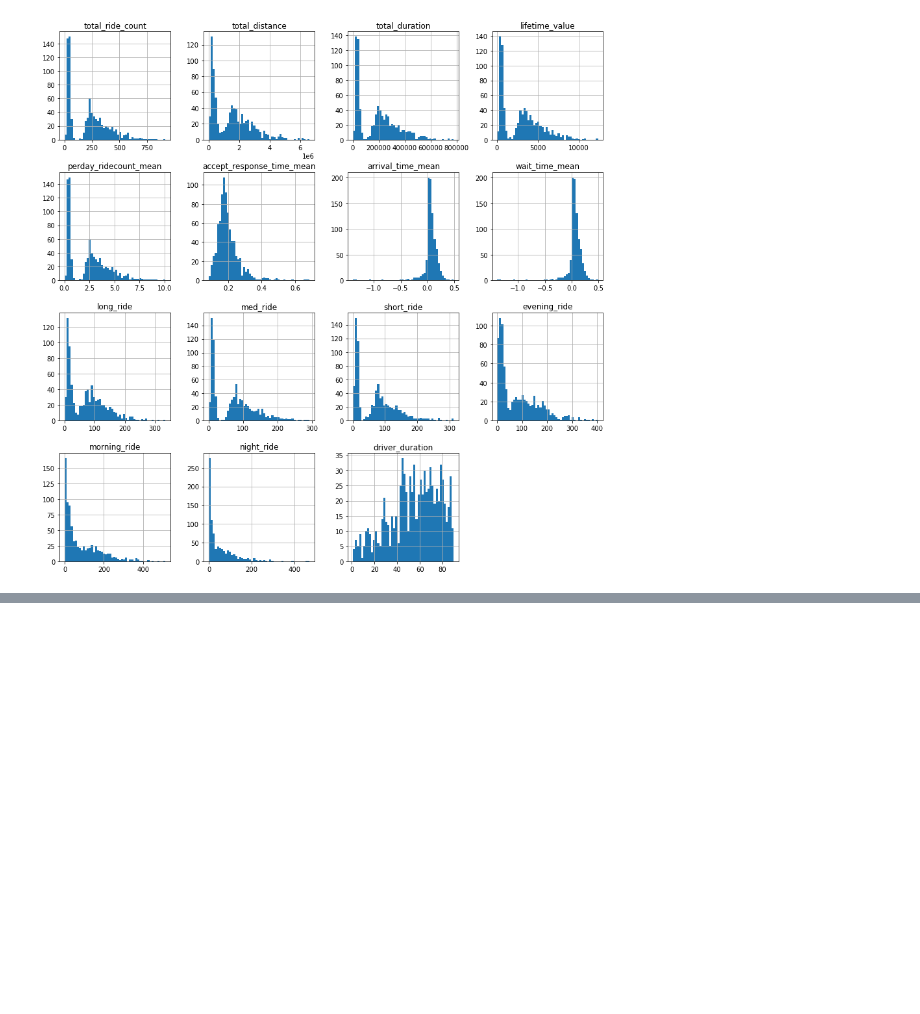
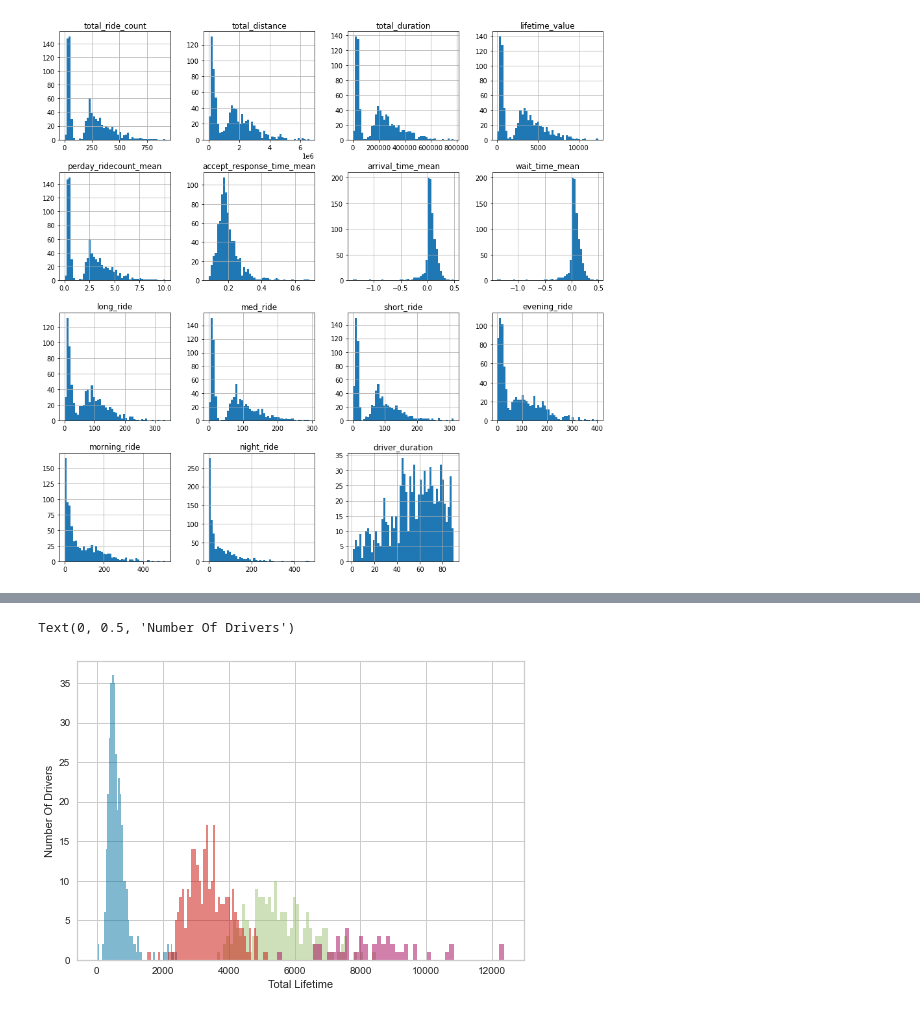
Before and after one commit to tugceturkkal/Data-Projects, a Jupyter notebook: LYFT - Driver Lifetime Value.ipynb, the cells around one changed output, grey strips where cells are left out. Cells and saved outputs as stored; diff of their text form; code cells hidden in the pictures; blank space fills up the shorter version.

```diff
--- a/LYFT - Driver Lifetime Value.ipynb
+++ b/LYFT - Driver Lifetime Value.ipynb
@@ -550,0 +604,9 @@ After seeing these results we can say the average projected lifetime of a driver
+# %%
+driver_data.groupby('cluster')['lifetime_value'].plot.hist(bins = 50, alpha = 0.5)
+
+plt.xlabel('Total Lifetime')
+
+plt.ylabel('Number Of Drivers')
+# %% [output]
+Text(0, 0.5, 'Number Of Drivers')
+[figure, added]
```
Also changed, not shown: parts of 41 cells of this notebook.
